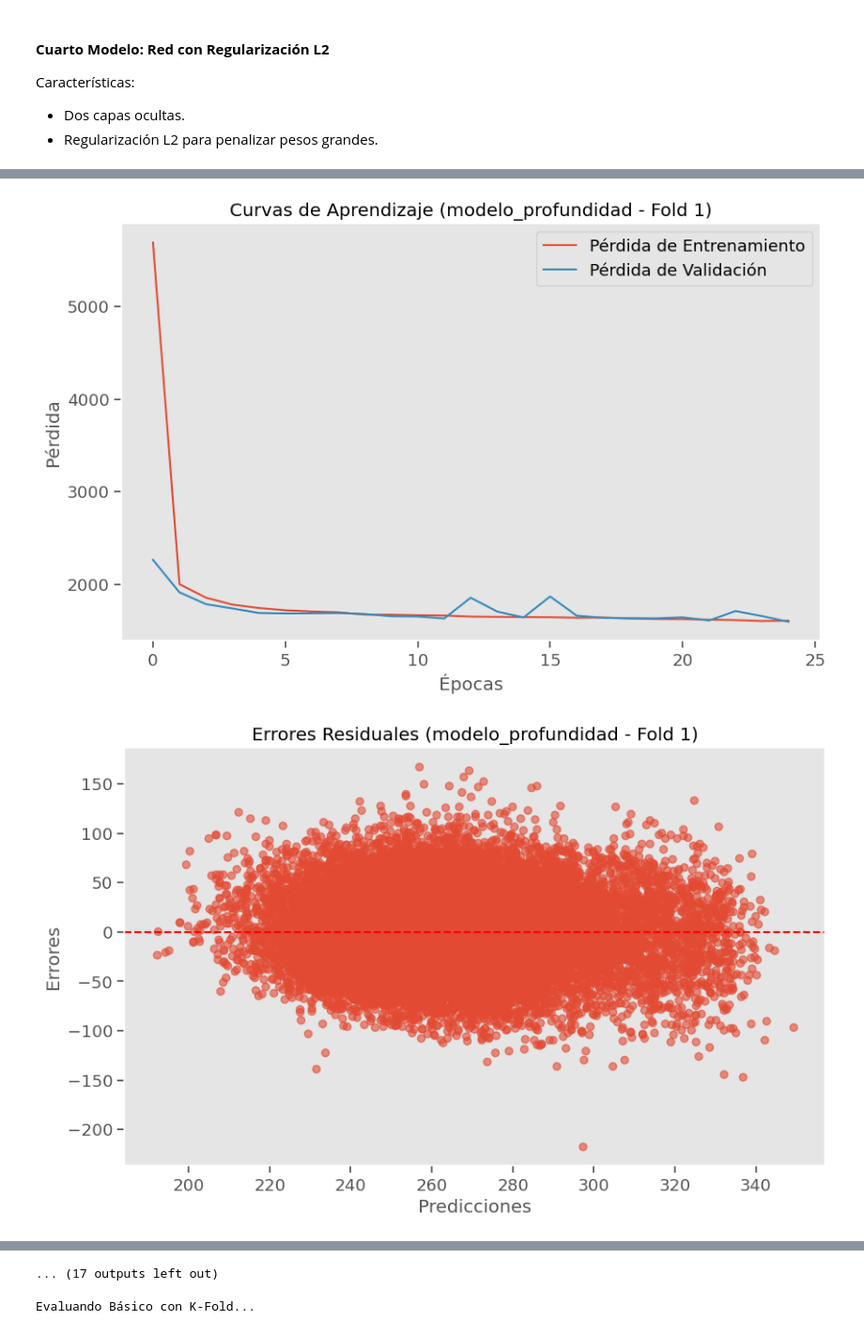
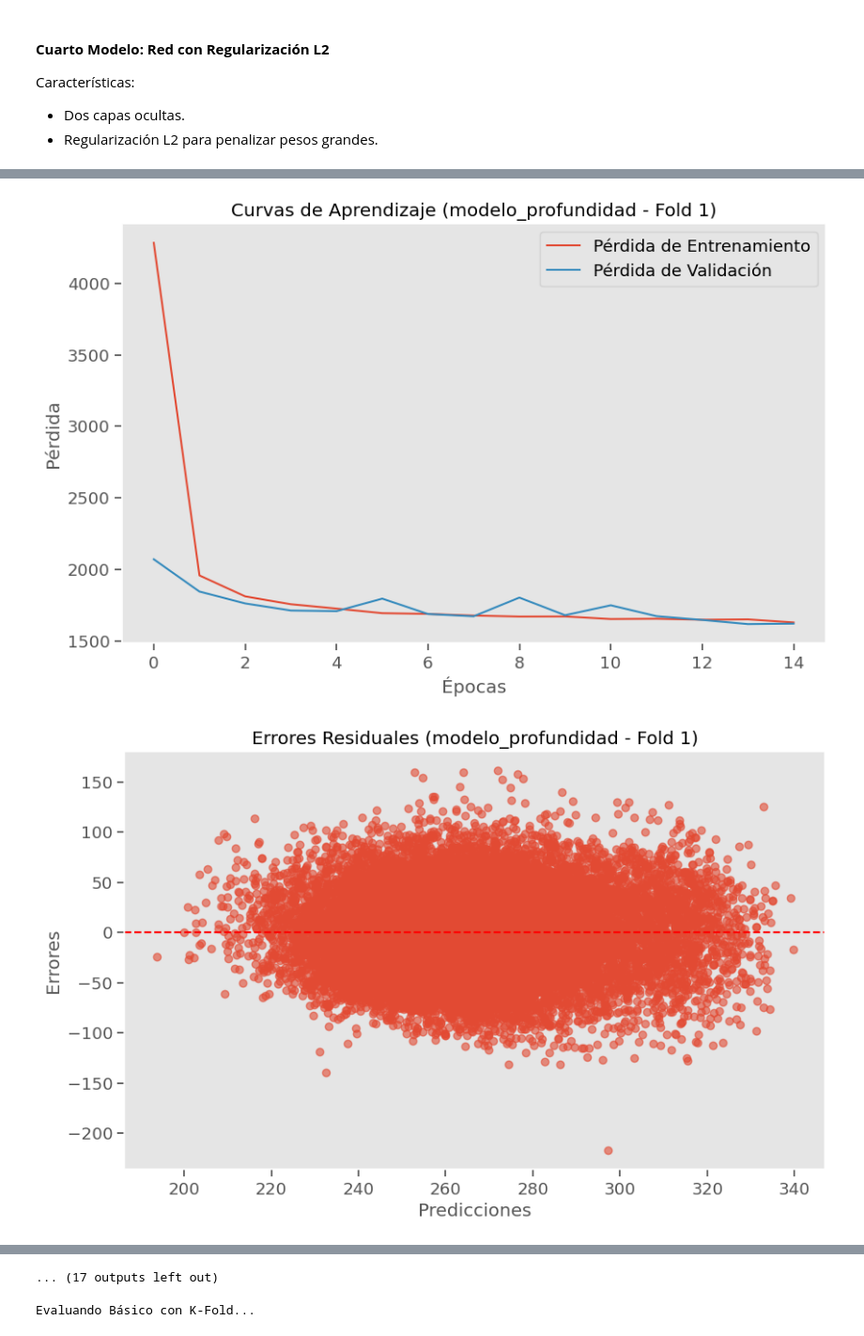
Before and after one commit to cduquee/Proyecto3_Analitica, a Jupyter notebook: tareas/Tarea2.ipynb, the cells around one changed output, grey strips where cells are left out. Shown at 94% size. Saved outputs shown, nothing was run; the diff lists cells and outputs as text; code cells hidden in the pictures.

```diff
--- a/tareas/Tarea2.ipynb
+++ b/tareas/Tarea2.ipynb
@@ -649,7 +714,7 @@ def evaluar_kfold(model_fn, X, y):
 
         # Construir modelo
         model = model_fn(X_train.shape[1])
-        history = model.fit(X_train, y_train, epochs=25, batch_size=64, validation_split=0.2, verbose=0) # CUANTAS EPOOCASSSSS???????????????? Y batch_sice 32 o 64?
+        history = model.fit(X_train, y_train, epochs=15, batch_size=64, validation_split=0.2, verbose=0)
 
         # Predicciones
         y_pred = model.predict(X_test).flatten()
@@ -707,2 +772,2 @@ Evaluando Profundo con K-Fold...
-[figure, old version]
+[figure, new version]
-[figure, old version]
+[figure, new version]
```
Also changed, not shown: parts of 11 cells of this notebook, 1 other file.
